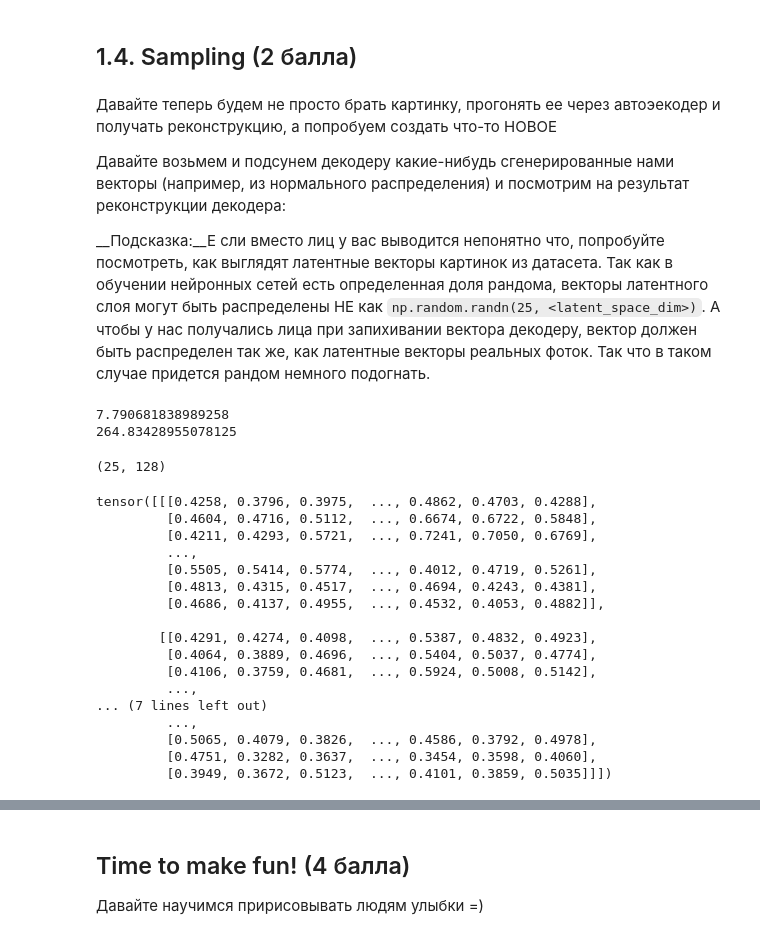
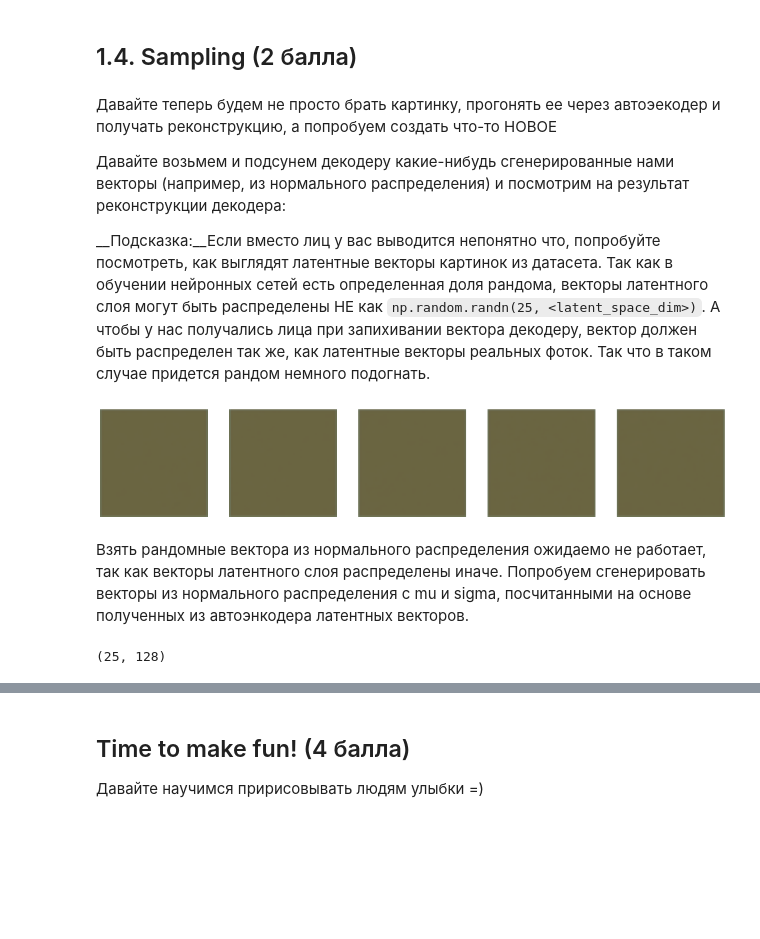
Before and after one commit to noname19871/DLS2022_advanced, a Jupyter notebook: homeworks/homework7/[homework]autoencoders.ipynb, the cells around one changed output, grey strips where cells are left out. Saved outputs shown, nothing was run; the diff lists cells and outputs as text; code cells hidden in the pictures; blank space fills up the shorter version.

```diff
--- a/homeworks/homework7/[homework]autoencoders.ipynb
+++ b/homeworks/homework7/[homework]autoencoders.ipynb
@@ -331,4 +348,4 @@ Not bad, right?
 
 Давайте возьмем и подсунем декодеру какие-нибудь сгенерированные нами векторы (например, из нормального распределения) и посмотрим на результат реконструкции декодера:
 
-__Подсказка:__Е сли вместо лиц у вас выводится непонятно что, попробуйте посмотреть, как выглядят латентные векторы картинок из датасета. Так как в обучении нейронных сетей есть определенная доля рандома, векторы латентного слоя могут быть распределены НЕ как `np.random.randn(25, <latent_space_dim>)`. А чтобы у нас получались лица при запихивании вектора декодеру, вектор должен быть распределен так же, как латентные векторы реальных фоток. Так что в таком случае придется рандом немного подогнать.
+__Подсказка:__Если вместо лиц у вас выводится непонятно что, попробуйте посмотреть, как выглядят латентные векторы картинок из датасета. Так как в обучении нейронных сетей есть определенная доля рандома, векторы латентного слоя могут быть распределены НЕ как `np.random.randn(25, <latent_space_dim>)`. А чтобы у нас получались лица при запихивании вектора декодеру, вектор должен быть распределен так же, как латентные векторы реальных фоток. Так что в таком случае придется рандом немного подогнать.
@@ -337 +352,13 @@ latent_outputs = torch.cat(latent_outputs)
+# %%
+# сгенерируем 25 рандомных векторов размера latent_space
+z = np.random.randn(25, dim_code)
+z = torch.tensor(z, dtype=torch.float32).to(device)
+autoencoder.eval()
+with torch.no_grad():
+    output = autoencoder.decode(z).cpu()
+plot_faces(1, 5, output[:5].numpy())
+# %% [output]
+[figure, added]
+# %% [markdown]
+Взять рандомные вектора из нормального распределения ожидаемо не работает, так как векторы латентного слоя распределены иначе. Попробуем сгенерировать векторы из нормального распределения с mu и sigma, посчитанными на основе полученных из автоэнкодера латентных векторов.
 # %%
@@ -338,9 +367,3 @@ latent_outputs = torch.cat(latent_outputs)
 mu = torch.mean(latent_outputs, (0, 1)).item()
 sigma = torch.std(latent_outputs, (0, 1)).item()
-# %%
-print(mu)
-print(sigma)
-# %% [output]
-7.790681838989258
-264.83428955078125
 # %%
@@ -353,23 +376,3 @@ print(z.shape)
 z = torch.tensor(z, dtype=torch.float32).to(device)
 # %%
 random_samples = autoencoder.decode(z).detach().cpu()
-# %%
-print(random_samples[0])
-# %% [output]
-tensor([[[0.4258, 0.3796, 0.3975,  ..., 0.4862, 0.4703, 0.4288],
-         [0.4604, 0.4716, 0.5112,  ..., 0.6674, 0.6722, 0.5848],
-         [0.4211, 0.4293, 0.5721,  ..., 0.7241, 0.7050, 0.6769],
-         ...,
-         [0.5505, 0.5414, 0.5774,  ..., 0.4012, 0.4719, 0.5261],
-         [0.4813, 0.4315, 0.4517,  ..., 0.4694, 0.4243, 0.4381],
-         [0.4686, 0.4137, 0.4955,  ..., 0.4532, 0.4053, 0.4882]],
-
-        [[0.4291, 0.4274, 0.4098,  ..., 0.5387, 0.4832, 0.4923],
-         [0.4064, 0.3889, 0.4696,  ..., 0.5404, 0.5037, 0.4774],
-         [0.4106, 0.3759, 0.4681,  ..., 0.5924, 0.5008, 0.5142],
-         ...,
-... (7 lines left out)
-         ...,
-         [0.5065, 0.4079, 0.3826,  ..., 0.4586, 0.3792, 0.4978],
-         [0.4751, 0.3282, 0.3637,  ..., 0.3454, 0.3598, 0.4060],
-         [0.3949, 0.3672, 0.5123,  ..., 0.4101, 0.3859, 0.5035]]])
```
Also changed, not shown: parts of 35 cells of this notebook.
